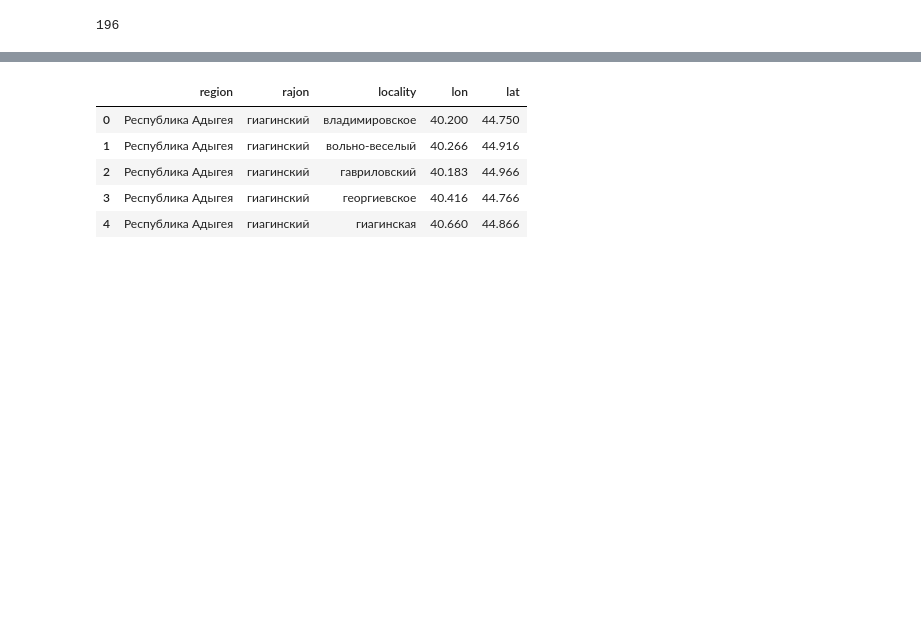
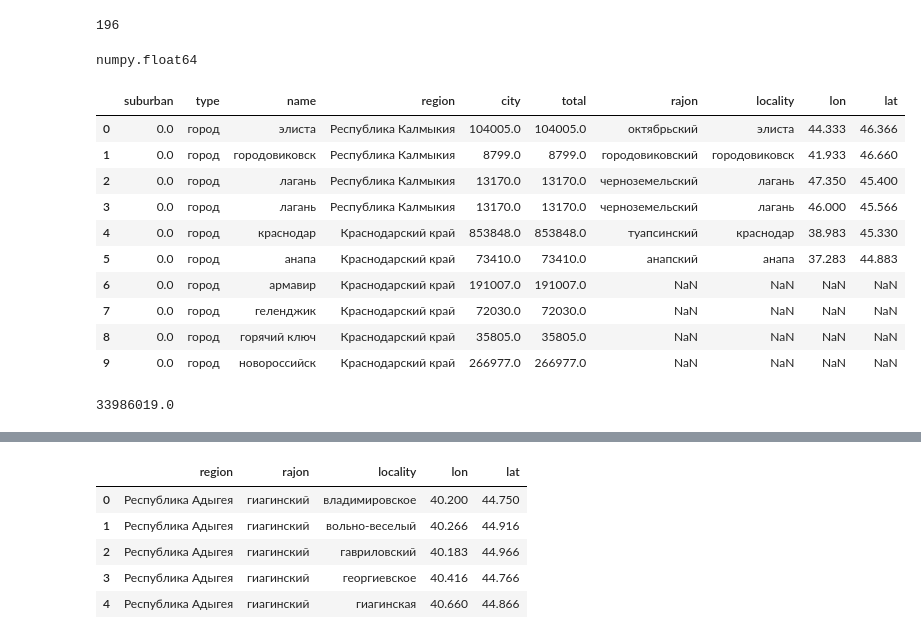
Before and after one commit to zhukov-msu/helicopters, a Jupyter notebook: locality_merge.ipynb, the cells around one changed output, grey strips where cells are left out. Saved outputs shown, nothing was run; the diff lists cells and outputs as text; code cells hidden in the pictures; blank space fills up the shorter version.

```diff
--- a/locality_merge.ipynb
+++ b/locality_merge.ipynb
@@ -53,20 +74,26 @@ loc_data = []
 locality = False
 prev_locality = {'region': 0, 'name':0, 'total':0, 'city':0,
                                      'suburban':0, 'type':0}
+rajon = ''
 for i, row in localities.iterrows():
     name = ''
     agl_type = ''
     if row.region == 'г. Москва' or row.region == 'г. Санкт-Петербург' or row.region =='г. Севастополь':
         name = row.region.lower().split('г. ')[1]
         agl_type = 'город'
+        rajon = ''
         cnt += row.total
-        loc_regions[cur_region] += [OrderedDict({'region': row.region, 'name':name.lower(), 'total':row.total, 'city':row.city,
+        loc_regions[cur_region] += [OrderedDict({'region': row.region, 'name':name.lower(), 'rajon':rajon, 'total':row.total, 'city':row.city,
                                      'suburban':row.suburban, 'type':agl_type})]
     if row.bold:
         if not row.italic:
             cur_region = row.region
             loc_regions[cur_region] = []
         else:
+            if 'муниципальный район' in row.region:
+                for elem in row.region.lower().split('муниципальный район'):
+                    if len(elem) > 1:
+                        rajon = elem.strip()
             locality = True
     else:
         if locality:
@@ -99,13 +126,12 @@ for i, row in localities.iterrows():
 
                     loc_regions[cur_region].remove(prev_locality)
             if name:
-                prev_locality = OrderedDict({'region': cur_region, 'name':name.lower(), 'total':row.total, 'city':row.city,
+                prev_locality = OrderedDict({'region': cur_region, 'name':name.lower(), 'rajon':rajon, 'total':row.total, 'city':row.city,
                                      'suburban':row.suburban, 'type':agl_type})
                 loc_regions[cur_region] += [prev_locality]
                 cnt += row.total if row.total else 0
 
 
-
 #             print(cur_region)
 # %%
 pd.read_json([{'cnt': 2355.0,
@@ -165,2 +201,2 @@ loc_regions_df
 # %%
-merged = loc_regions_df.merge(coords, left_on=['region', 'name'], right_on=['region', 'locality'], how='left')
+merged = loc_regions_df.merge(coords, left_on=['region', 'name', 'rajon'], right_on=['region', 'locality', 'rajon'], how='left')
@@ -170,0 +218,18 @@ merged[merged['type'] == 'город'].lat.isnull().sum()
+# %%
+merged.loc[6].lat
+# %% [output]
+numpy.float64
+# %%
+merged.head(10)
+# %% [output]
+|  | suburban | type | name | region | city | total | rajon | locality | lon | lat |
+| 0 | 0.0 | город | элиста | Республика Калмыкия | 104005.0 | 104005.0 | октябрьский | элиста | 44.333 | 46.366 |
+| 1 | 0.0 | город | городовиковск | Республика Калмыкия | 8799.0 | 8799.0 | городовиковский | городовиковск | 41.933 | 46.660 |
+| 2 | 0.0 | город | лагань | Республика Калмыкия | 13170.0 | 13170.0 | черноземельский | лагань | 47.350 | 45.400 |
+| 3 | 0.0 | город | лагань | Республика Калмыкия | 13170.0 | 13170.0 | черноземельский | лагань | 46.000 | 45.566 |
+| 4 | 0.0 | город | краснодар | Краснодарский край | 853848.0 | 853848.0 | туапсинский | краснодар | 38.983 | 45.330 |
+| 5 | 0.0 | город | анапа | Краснодарский край | 73410.0 | 73410.0 | анапский | анапа | 37.283 | 44.883 |
+| 6 | 0.0 | город | армавир | Краснодарский край | 191007.0 | 191007.0 | NaN | NaN | NaN | NaN |
+| 7 | 0.0 | город | геленджик | Краснодарский край | 72030.0 | 72030.0 | NaN | NaN | NaN | NaN |
+| 8 | 0.0 | город | горячий ключ | Краснодарский край | 35805.0 | 35805.0 | NaN | NaN | NaN | NaN |
+| 9 | 0.0 | город | новороссийск | Краснодарский край | 266977.0 | 266977.0 | NaN | NaN | NaN | NaN |
@@ -170,0 +265,4 @@ merged[merged['type'] == 'город'].lat.isnull().sum()
+# %%
+merged_new.suburban.sum()
+# %% [output]
+33986019.0
```
Also changed, not shown: parts of 18 cells of this notebook, 2 other files.
